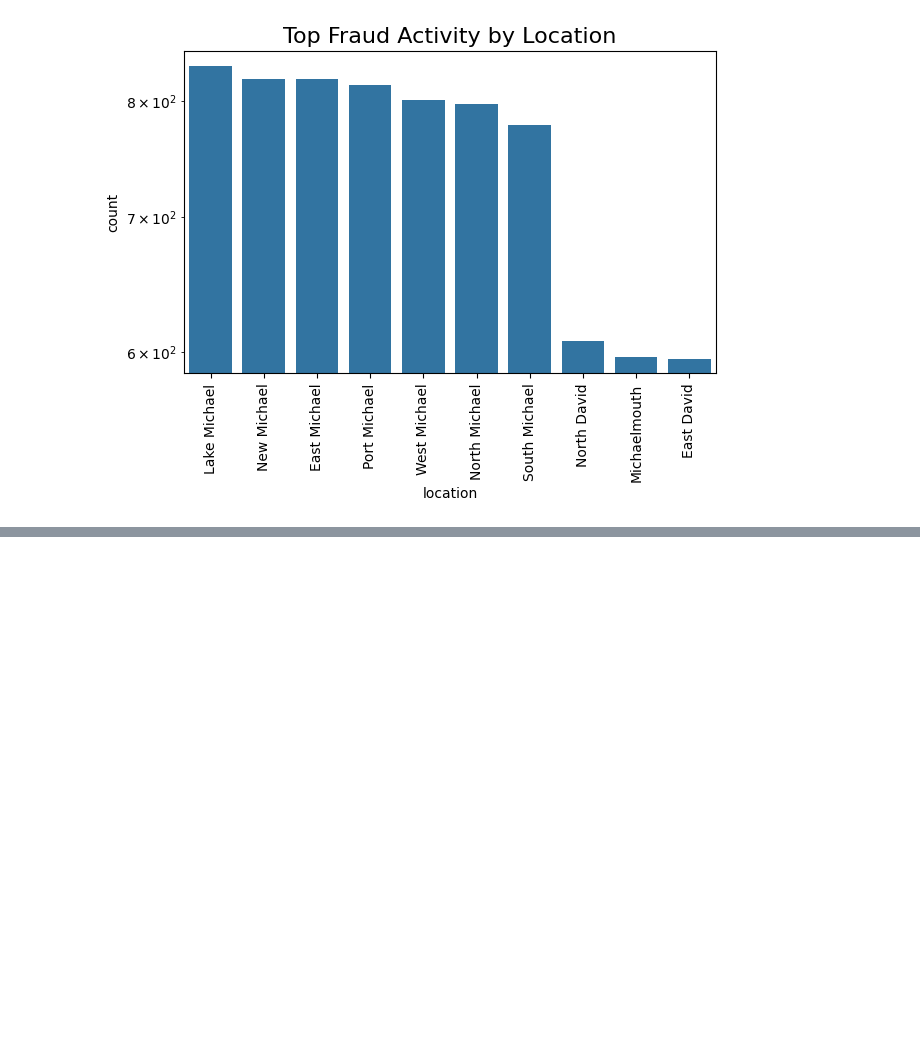
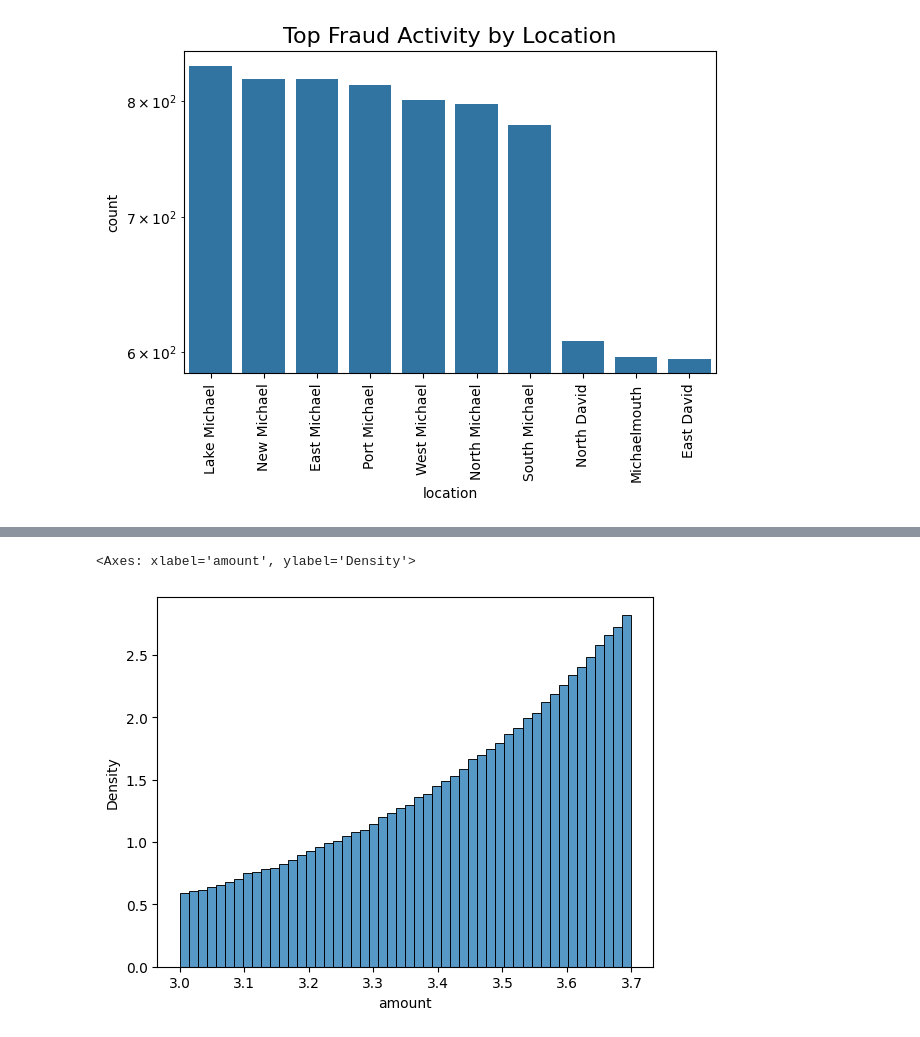
Before and after one commit to aashishraja/fraud-detection-project, a Jupyter notebook: notebooks/eda.ipynb, the cells around one changed output, grey strips where cells are left out. Saved outputs shown, nothing was run; the diff lists cells and outputs as text; code cells hidden in the pictures; blank space fills up the shorter version.

```diff
--- a/notebooks/eda.ipynb
+++ b/notebooks/eda.ipynb
@@ -116,0 +117,6 @@ plt.show()
+# %%
+# Distribution of fraud transactions by amount per transaciton
+sns.histplot(np.log10(frauddf['amount']),bins=50, stat="density")
+# %% [output]
+<Axes: xlabel='amount', ylabel='Density'>
+[figure, added]
```
Also changed, not shown: parts of 4 cells of this notebook.
